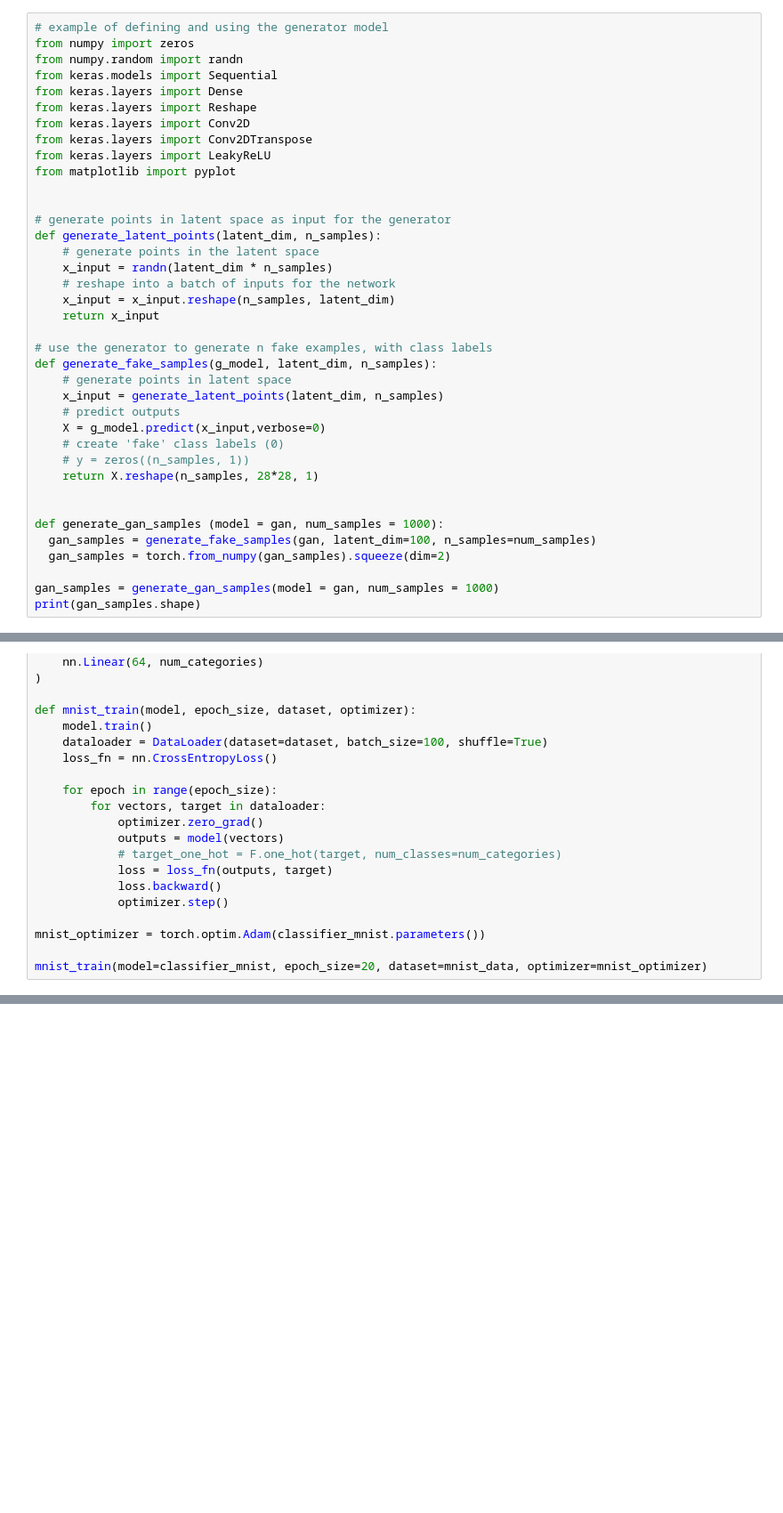
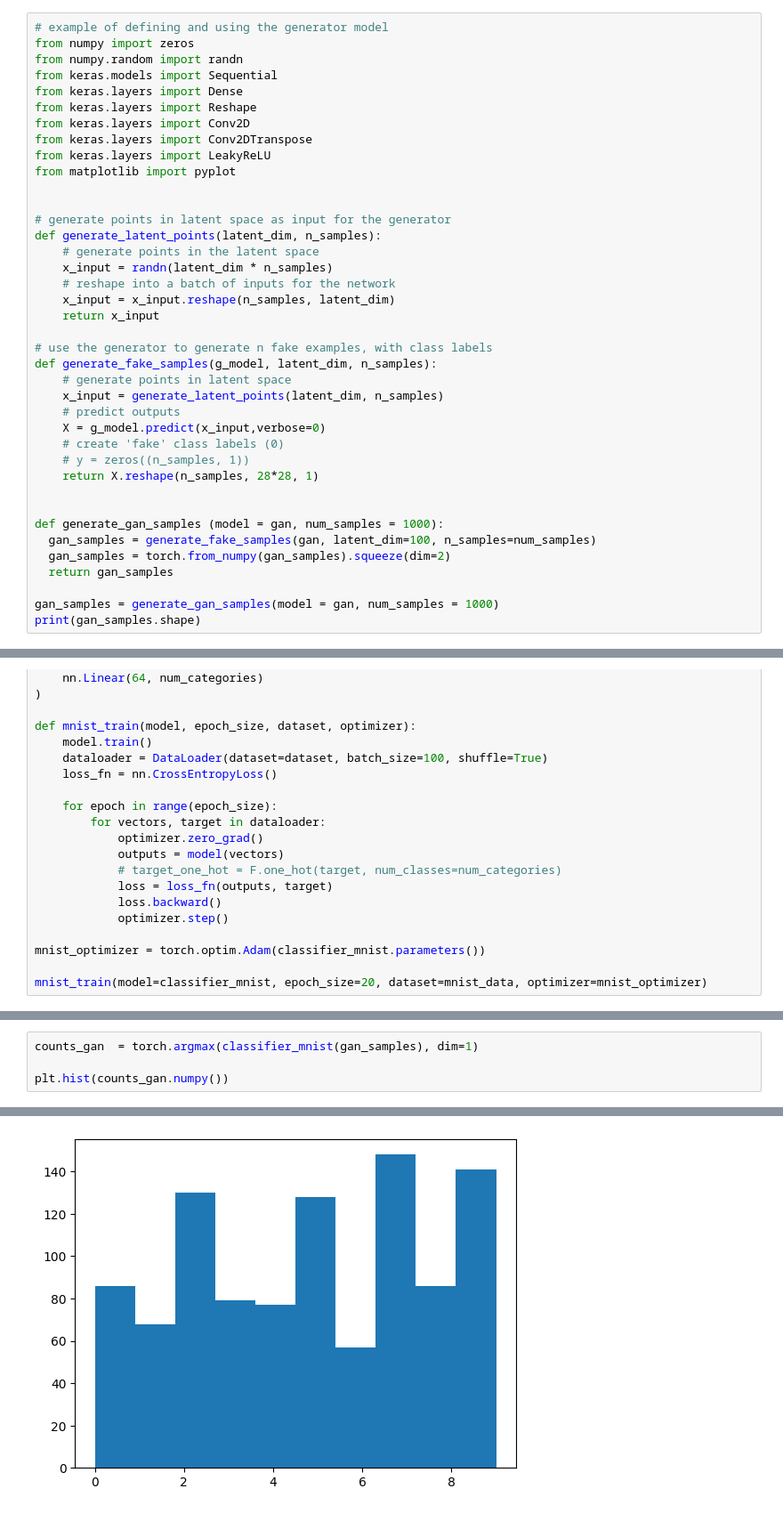
Before and after one commit to ahmedali6395/ml-physics, a Jupyter notebook: pset_2/Physics_569_Problem_Set_2.ipynb, the cells around one changed output, grey strips where cells are left out. Shown at 89% size. Drawn from its saved outputs; the diff is of its cells as text; blank space fills up the shorter version.

```diff
--- a/pset_2/Physics_569_Problem_Set_2.ipynb
+++ b/pset_2/Physics_569_Problem_Set_2.ipynb
@@ -700,6 +700,7 @@ def generate_fake_samples(g_model, latent_dim, n_samples):
 def generate_gan_samples (model = gan, num_samples = 1000):
   gan_samples = generate_fake_samples(gan, latent_dim=100, n_samples=num_samples)
   gan_samples = torch.from_numpy(gan_samples).squeeze(dim=2)
+  return gan_samples
 
 gan_samples = generate_gan_samples(model = gan, num_samples = 1000)
 print(gan_samples.shape)
@@ -939,0 +1010,5 @@ As we can see with the VAE, we have some severe mode collapse. We don't produce
+# %%
+counts_gan  = torch.argmax(classifier_mnist(gan_samples), dim=1)
+
+plt.hist(counts_gan.numpy())
+# %% [output]
@@ -939,0 +1018 @@ As we can see with the VAE, we have some severe mode collapse. We don't produce
+[figure, added]
```
Also changed, not shown: parts of 13 cells of this notebook.
